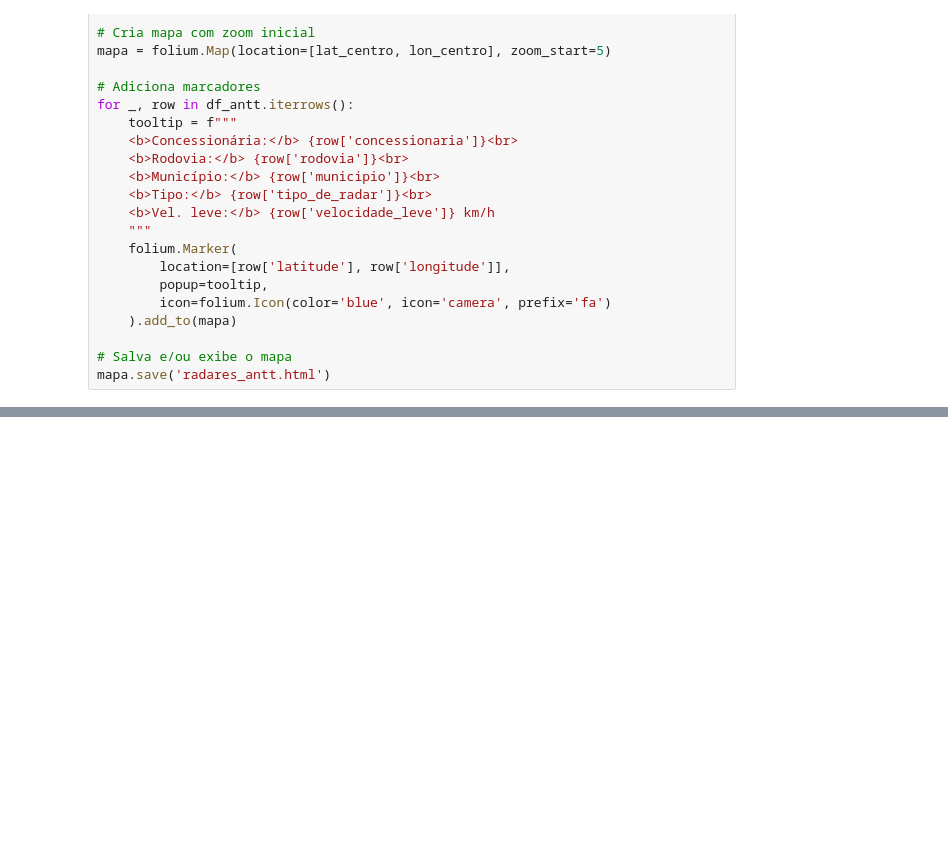
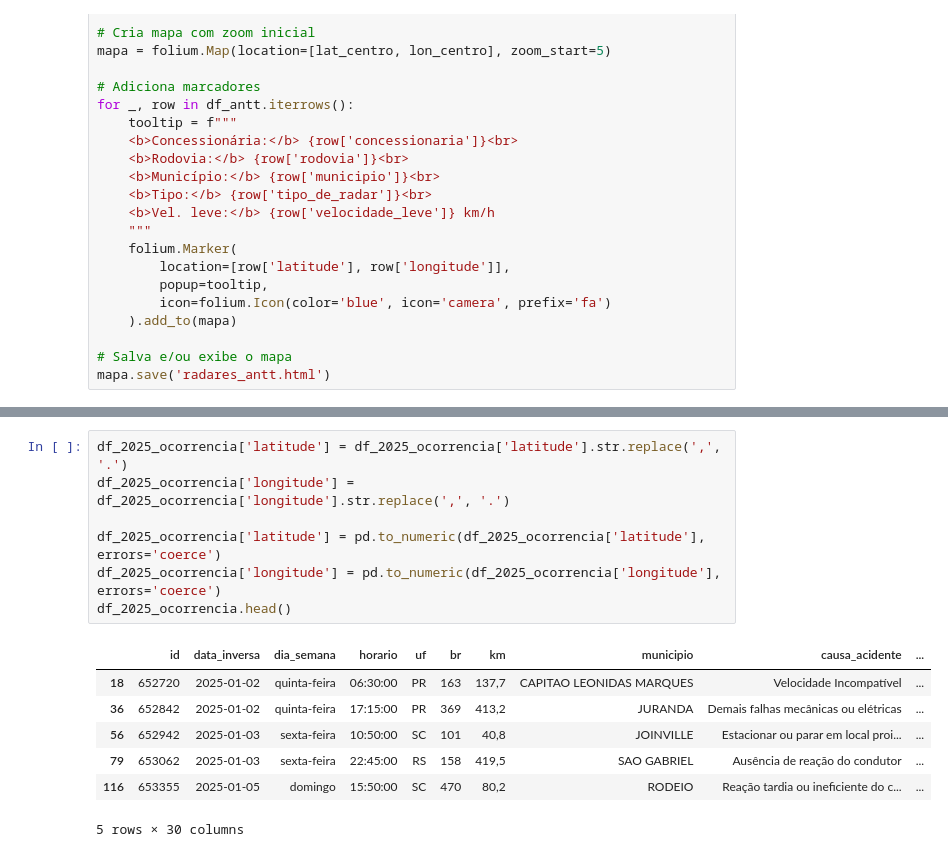
Before and after one commit to adrianop/dataScience, a Jupyter notebook: tratamento_local_radares.ipynb, the cells around one changed output, grey strips where cells are left out. Cells and saved outputs as stored; diff of their text form; blank space fills up the shorter version.

```diff
--- a/tratamento_local_radares.ipynb
+++ b/tratamento_local_radares.ipynb
@@ -124,0 +231,15 @@ mapa.save('radares_antt.html')
+# %%
+df_2025_ocorrencia['latitude'] = df_2025_ocorrencia['latitude'].str.replace(',', '.')
+df_2025_ocorrencia['longitude'] = df_2025_ocorrencia['longitude'].str.replace(',', '.')
+
+df_2025_ocorrencia['latitude'] = pd.to_numeric(df_2025_ocorrencia['latitude'], errors='coerce')
+df_2025_ocorrencia['longitude'] = pd.to_numeric(df_2025_ocorrencia['longitude'], errors='coerce')
+df_2025_ocorrencia.head()
+# %% [output]
+|  | id | data_inversa | dia_semana | horario | uf | br | km | municipio | causa_acidente | ... |
+| 18 | 652720 | 2025-01-02 | quinta-feira | 06:30:00 | PR | 163 | 137,7 | CAPITAO LEONIDAS MARQUES | Velocidade Incompatível | ... |
+| 36 | 652842 | 2025-01-02 | quinta-feira | 17:15:00 | PR | 369 | 413,2 | JURANDA | Demais falhas mecânicas ou elétricas | ... |
+| 56 | 652942 | 2025-01-03 | sexta-feira | 10:50:00 | SC | 101 | 40,8 | JOINVILLE | Estacionar ou parar em local proi... | ... |
+| 79 | 653062 | 2025-01-03 | sexta-feira | 22:45:00 | RS | 158 | 419,5 | SAO GABRIEL | Ausência de reação do condutor | ... |
+| 116 | 653355 | 2025-01-05 | domingo | 15:50:00 | SC | 470 | 80,2 | RODEIO | Reação tardia ou ineficiente do c... | ... |
+5 rows × 30 columns
```
Also changed, not shown: parts of 15 cells of this notebook, 5 other files.
